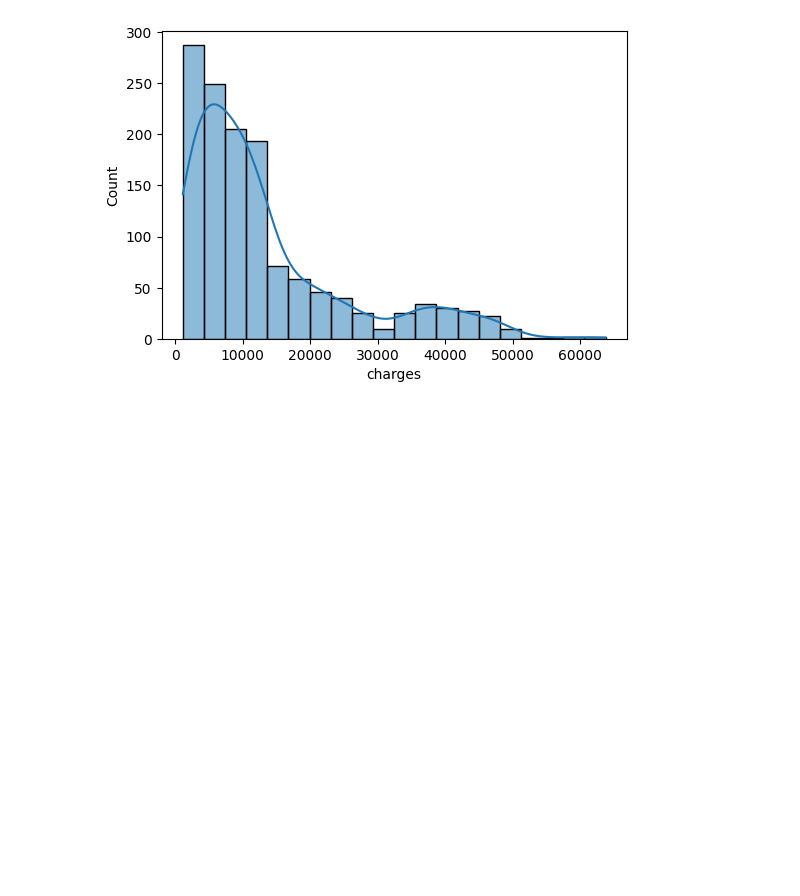
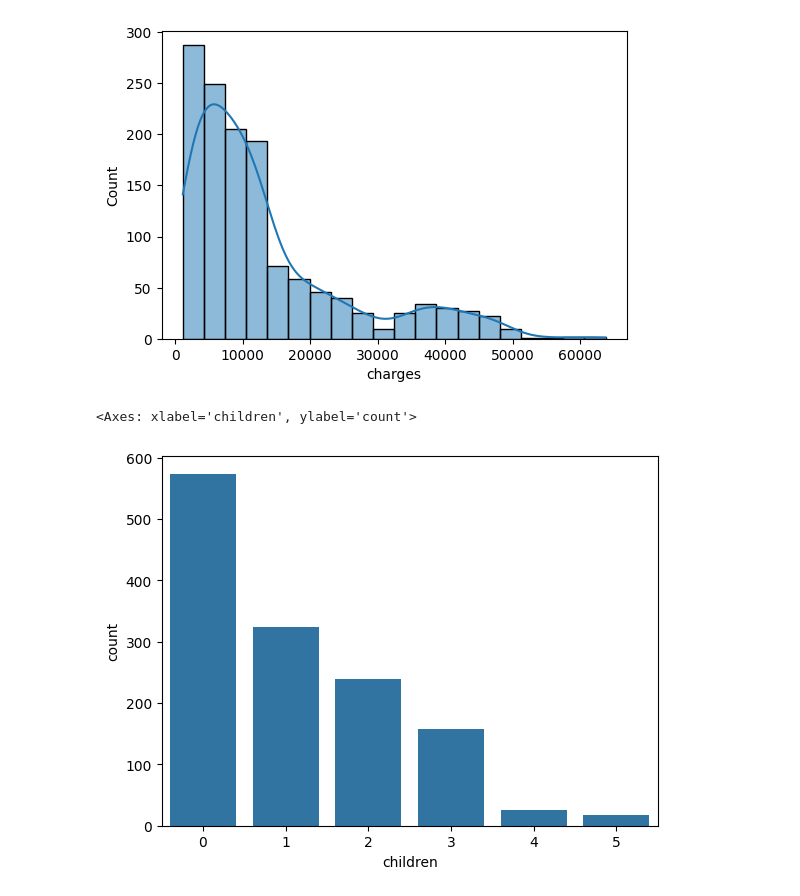
Before and after one commit to rajeshgowda116/Machine-Learning, a Jupyter notebook: projects/insurence/inscu.ipynb, the cells around one changed output. Cells and saved outputs as stored; diff of their text form; code cells hidden in the pictures; blank space fills up the shorter version.

```diff
--- a/projects/insurence/inscu.ipynb
+++ b/projects/insurence/inscu.ipynb
@@ -94,4 +94,7 @@ for col in numeric_columns:
 [figure]
 [figure]
 # %%
-fo
+sns.countplot(x=df['children'])
+# %% [output]
+<Axes: xlabel='children', ylabel='count'>
+[figure, added]
```
Also changed, not shown: parts of 3 cells of this notebook.
